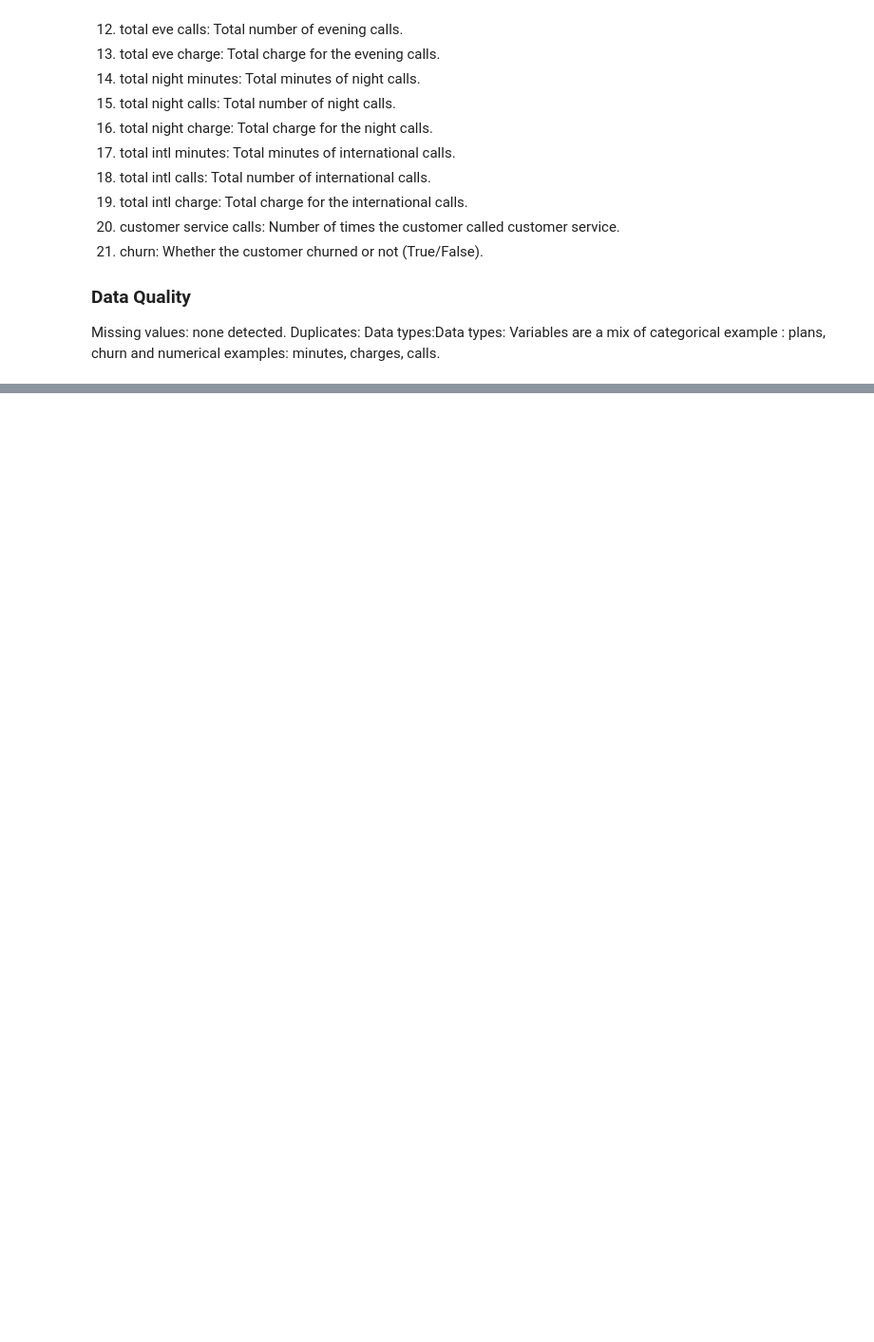
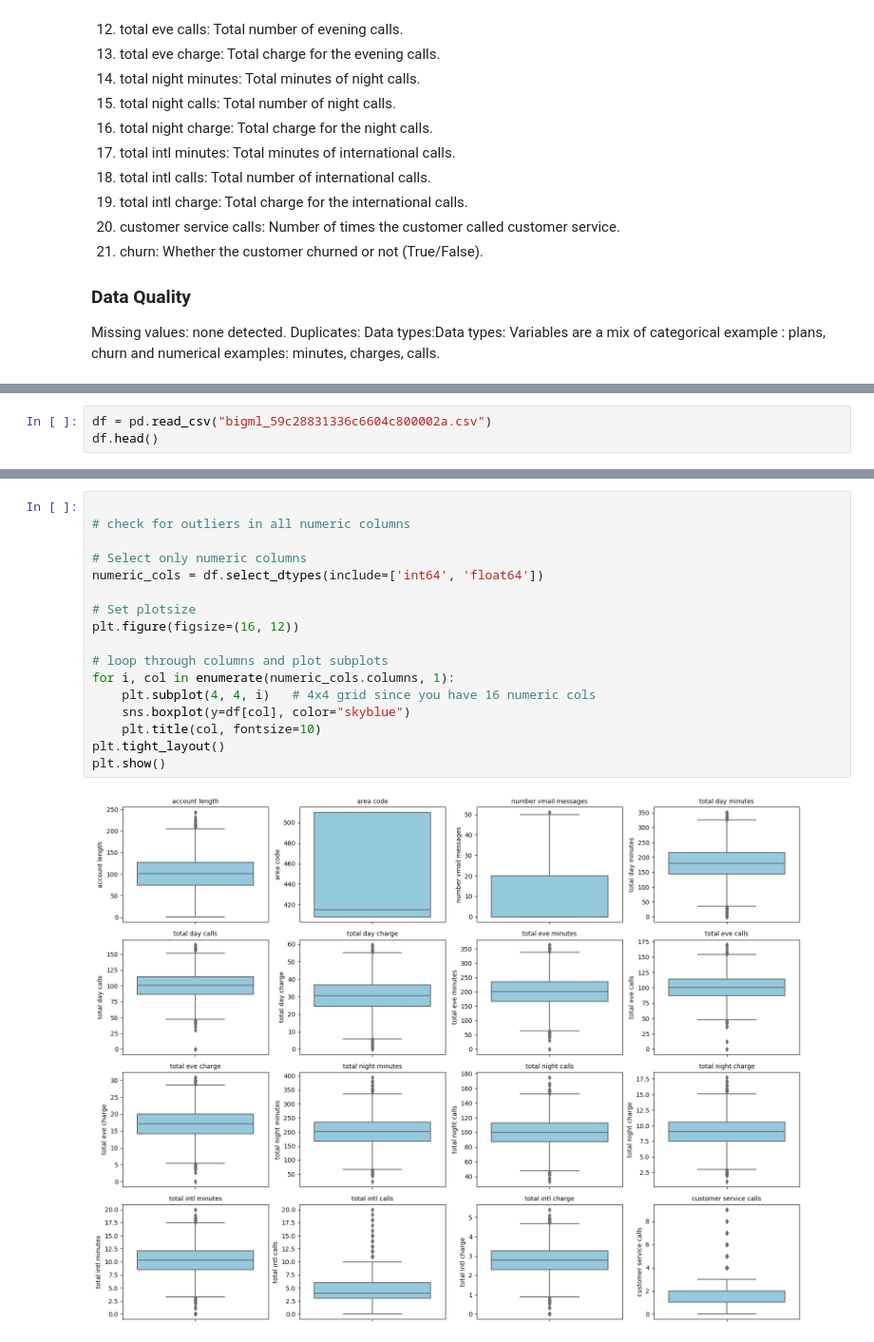
Before and after one commit to Kiplagat8/dsft13hybrid_phase3_project_group4, a Jupyter notebook: index.ipynb, the cells around one changed output, grey strips where cells are left out. Shown at 95% size. Saved outputs shown, nothing was run; the diff lists cells and outputs as text; blank space fills up the shorter version.

```diff
--- a/index.ipynb
+++ b/index.ipynb
@@ -62,0 +67,3 @@ Data types:Data types: Variables are a mix of categorical example : plans, churn
+# %%
+df = pd.read_csv("bigml_59c28831336c6604c800002a.csv")
+df.head()
@@ -62,0 +145,19 @@ Data types:Data types: Variables are a mix of categorical example : plans, churn
+# %%
+
+# check for outliers in all numeric columns
+
+# Select only numeric columns
+numeric_cols = df.select_dtypes(include=['int64', 'float64'])
+
+# Set plotsize
+plt.figure(figsize=(16, 12))
+
+# loop through columns and plot subplots
+for i, col in enumerate(numeric_cols.columns, 1):
+    plt.subplot(4, 4, i)   # 4x4 grid since you have 16 numeric cols
+    sns.boxplot(y=df[col], color="skyblue")
+    plt.title(col, fontsize=10)
+plt.tight_layout()
+plt.show()
+# %% [output]
+[figure, added]
```
Also changed, not shown: parts of 14 cells of this notebook.
